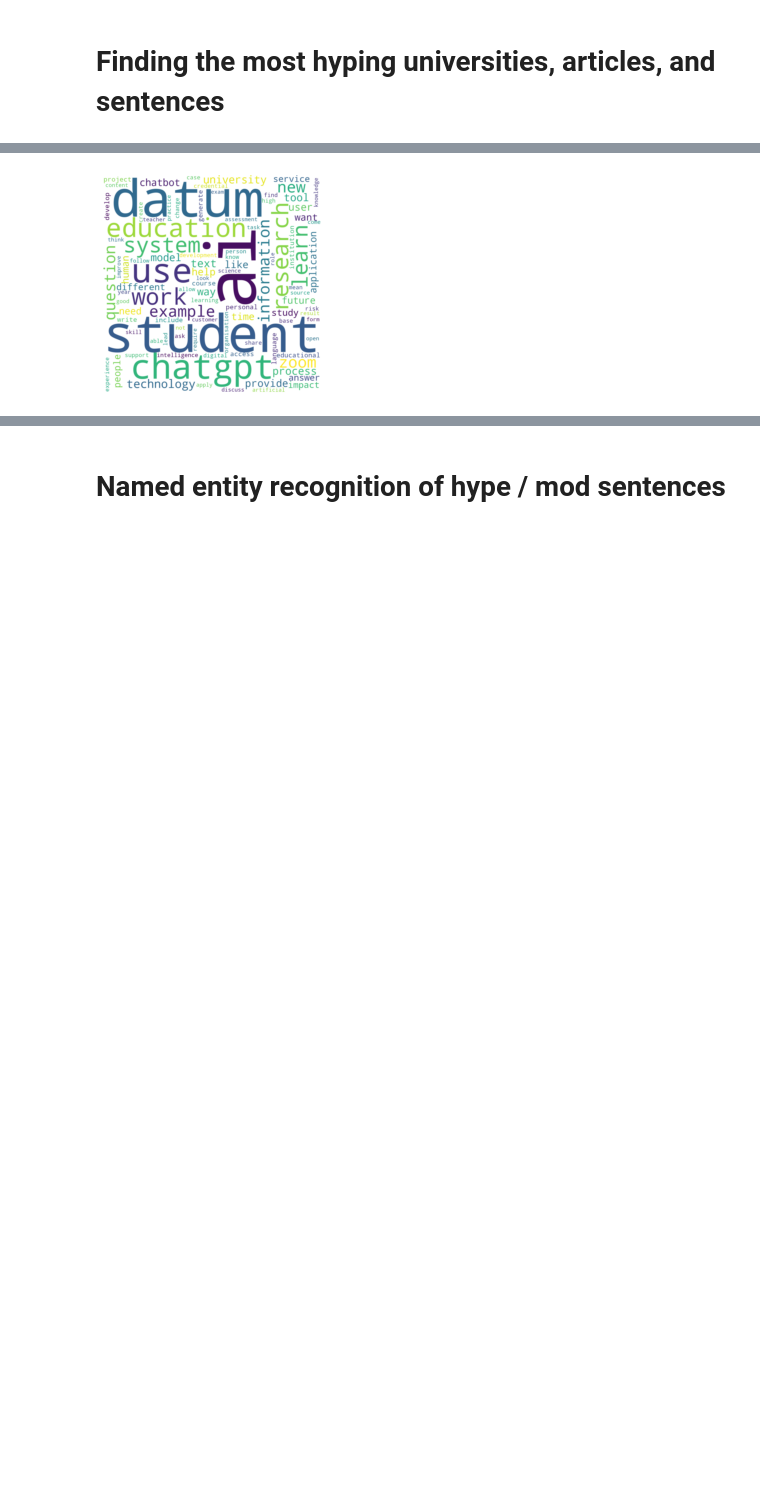
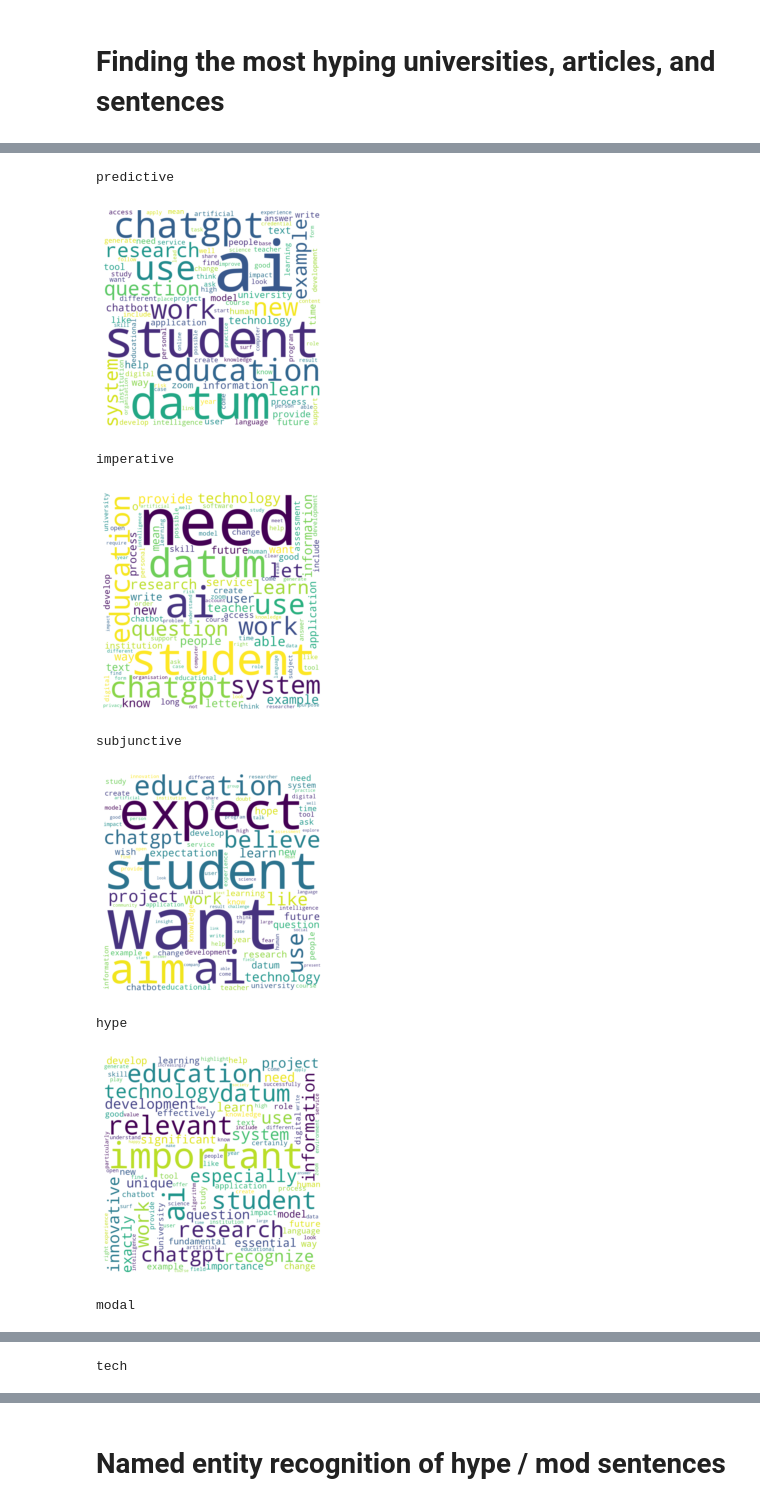
Before and after one commit to Klapperhorn/Zotero_HTML_annotation, a Jupyter notebook: file_analysis.ipynb, the cells around one changed output, grey strips where cells are left out. Cells and saved outputs as stored; diff of their text form; code cells hidden in the pictures; blank space fills up the shorter version.

Commit message:
added metaphor & sentiment analysis & new wordlists for problems, fraud, human.

```diff
--- a/file_analysis.ipynb
+++ b/file_analysis.ipynb
@@ -73,8 +100,0 @@ Name: sentences, dtype: object
-# %%
-# explode another column?
-
-column="sentences"
-print(len(df))
-df=df.explode(column).reset_index(drop=True)
-df=df.drop_duplicates(column)
-len(df)
@@ -197,0 +218,4 @@ mod_words=df[df['mod_words_n']>0]
+# %%
+df=df.sort_values(by="hype_n", ascending=True)
+
+df2=df[(df.word_count>10) & (df.word_count<25)]
@@ -197,0 +300,11 @@ mod_words=df[df['mod_words_n']>0]
+# %%
+##THIS TAKES TIME!! ###
+
+from tqdm import tqdm
+tqdm.pandas()
+
+df["metaphors"] = df.progress_apply(nlp.classify_metaphors, axis=1,column=text_column)
+df["metaphors_n"] = df.metaphors.apply(lambda x: len(x))
+
+df["sentiment"] = df.progress_apply(nlp.roberta_sentiment, axis=1,column=text_column)
+df[df["sentiment"]=="negative"][text_column]
@@ -199,0 +330,6 @@ mod_words.to_json(analysis.Today+"GPT3_Subset_predictive.json")
+# %%
+Key_column="hype"
+
+WordList=df[f"{Key_column}_word"].explode().dropna().to_list()
+#WordList
+analysis.make_wordcloud(WordList,filename=f"{Key_column}",file_ending="jpg")
@@ -200,9 +356,21 @@ mod_words.to_json(analysis.Today+"GPT3_Subset_predictive.json")
 # %%
-imp_words=df[df['predictive_n']>0]
+#imp_words=df[df['problem_n']>0]
+for word in WordLists:
+    print(word)
+    imp_words=df[df[f'{word}_n']>0]
 
-WordList=imp_words.NoStopwords.to_list()
-WordList=analysis.flat(WordList)
-#WordList
-analysis.make_wordcloud(WordList,filename="predictive.jpg")
+    WordList=imp_words.NoStopwords.to_list()
+    WordList=analysis.flat(WordList)
+    #WordList
+    analysis.make_wordcloud(WordList,filename=f"WordCloud_{word}_co_words",file_ending="jpg")
+    Counter(WordList).most_common(10)
 # %% [output]
+predictive
-[figure, old version]
+[figure, new version]
+imperative
+[figure, added]
+subjunctive
+[figure, added]
+hype
+[figure, added]
+modal
@@ -208,0 +378 @@ analysis.make_wordcloud(WordList,filename="predictive.jpg")
+tech
```
Also changed, not shown: parts of 92 cells of this notebook, 4 other files.
